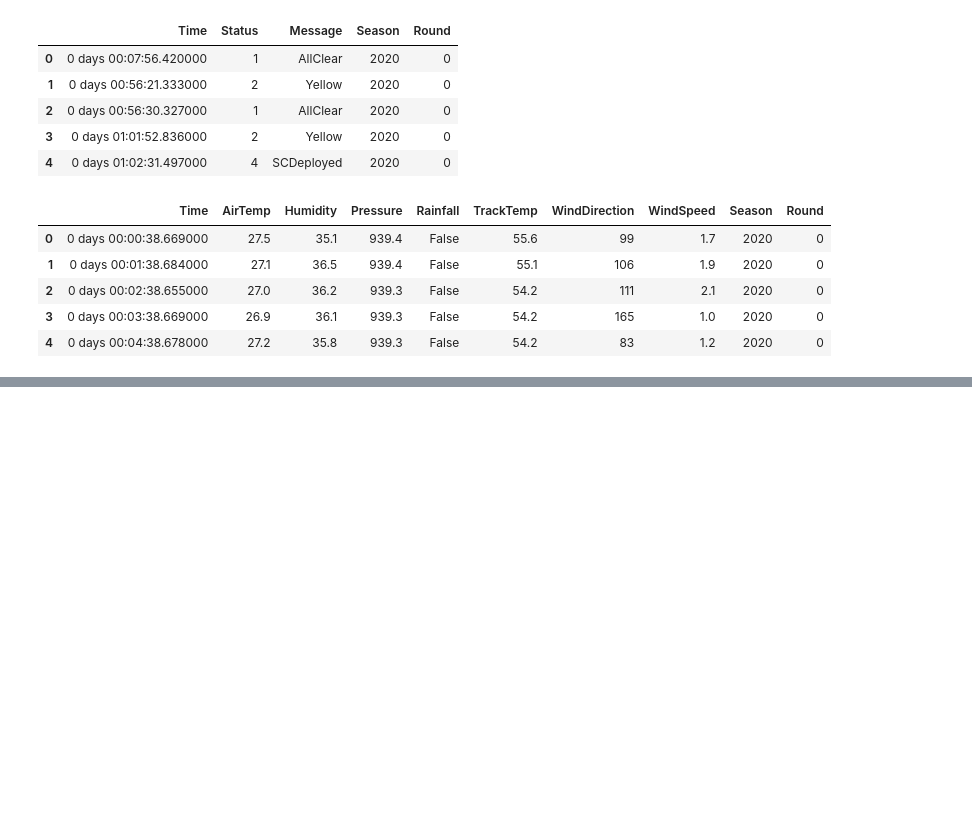
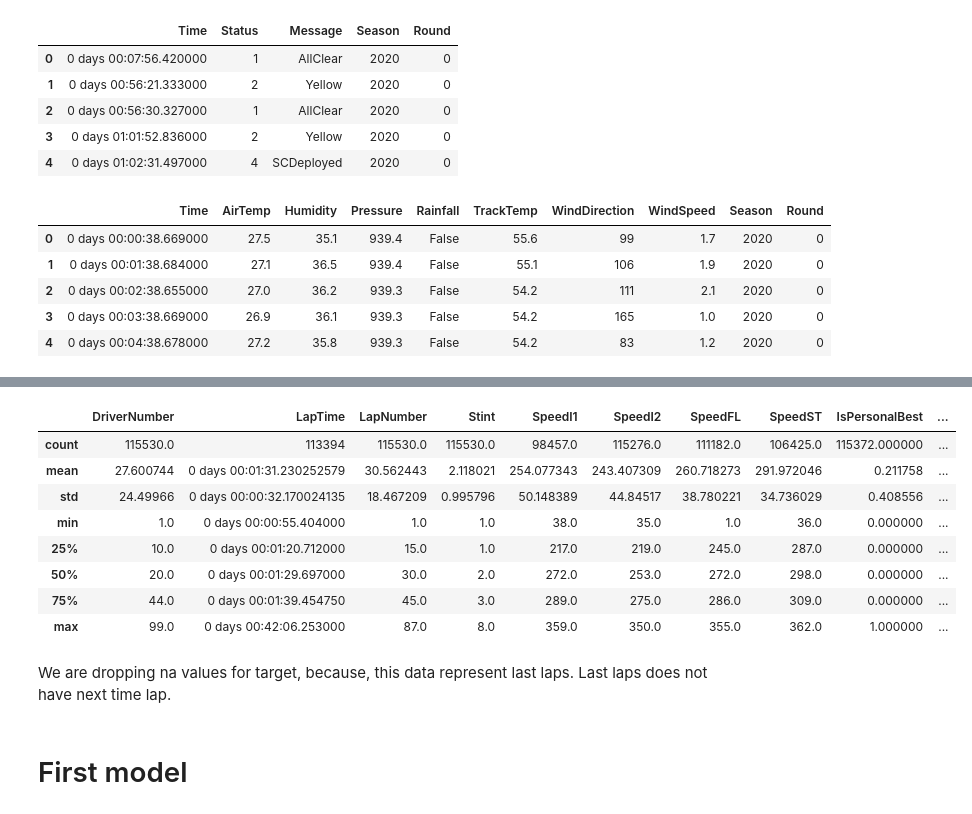
Before and after one commit to Ognjeniii/f1-predictions, a Jupyter notebook: Model3.ipynb, the cells around one changed output, grey strips where cells are left out. Drawn from its saved outputs; the diff is of its cells as text; code cells hidden in the pictures; blank space fills up the shorter version.

Commit message:
First model in third problem

```diff
--- a/Model3.ipynb
+++ b/Model3.ipynb
@@ -67,0 +90,7 @@ df_weather.head()
+# %%
+df_laps['LapTime'] = pd.to_timedelta(df_laps['LapTime'])
+df_laps['LapTime_ms'] = df_laps['LapTime'].dt.total_seconds() * 1000
+# %%
+df_laps = df_laps.sort_values(['Season', 'Round', 'EventName', 'Driver', 'LapNumber'])
+# %%
+df_laps['target'] = df_laps['LapTime_ms'].shift(-1)
@@ -67,0 +106,14 @@ df_weather.head()
+# %%
+df_laps.describe()
+# %% [output]
+|  | DriverNumber | LapTime | LapNumber | Stint | SpeedI1 | SpeedI2 | SpeedFL | SpeedST | IsPersonalBest | ... |
+| count | 115530.0 | 113394 | 115530.0 | 115530.0 | 98457.0 | 115276.0 | 111182.0 | 106425.0 | 115372.000000 | ... |
+| mean | 27.600744 | 0 days 00:01:31.230252579 | 30.562443 | 2.118021 | 254.077343 | 243.407309 | 260.718273 | 291.972046 | 0.211758 | ... |
+| std | 24.49966 | 0 days 00:00:32.170024135 | 18.467209 | 0.995796 | 50.148389 | 44.84517 | 38.780221 | 34.736029 | 0.408556 | ... |
+| min | 1.0 | 0 days 00:00:55.404000 | 1.0 | 1.0 | 38.0 | 35.0 | 1.0 | 36.0 | 0.000000 | ... |
+| 25% | 10.0 | 0 days 00:01:20.712000 | 15.0 | 1.0 | 217.0 | 219.0 | 245.0 | 287.0 | 0.000000 | ... |
+| 50% | 20.0 | 0 days 00:01:29.697000 | 30.0 | 2.0 | 272.0 | 253.0 | 272.0 | 298.0 | 0.000000 | ... |
+| 75% | 44.0 | 0 days 00:01:39.454750 | 45.0 | 3.0 | 289.0 | 275.0 | 286.0 | 309.0 | 0.000000 | ... |
+| max | 99.0 | 0 days 00:42:06.253000 | 87.0 | 8.0 | 359.0 | 350.0 | 355.0 | 362.0 | 1.000000 | ... |
+# %% [markdown]
+We are dropping na values for target, because, this data represent last laps. Last laps does not have next time lap.
@@ -67,0 +124,2 @@ df_weather.head()
+# %% [markdown]
+# First model
```
Also changed, not shown: parts of 23 cells of this notebook.
